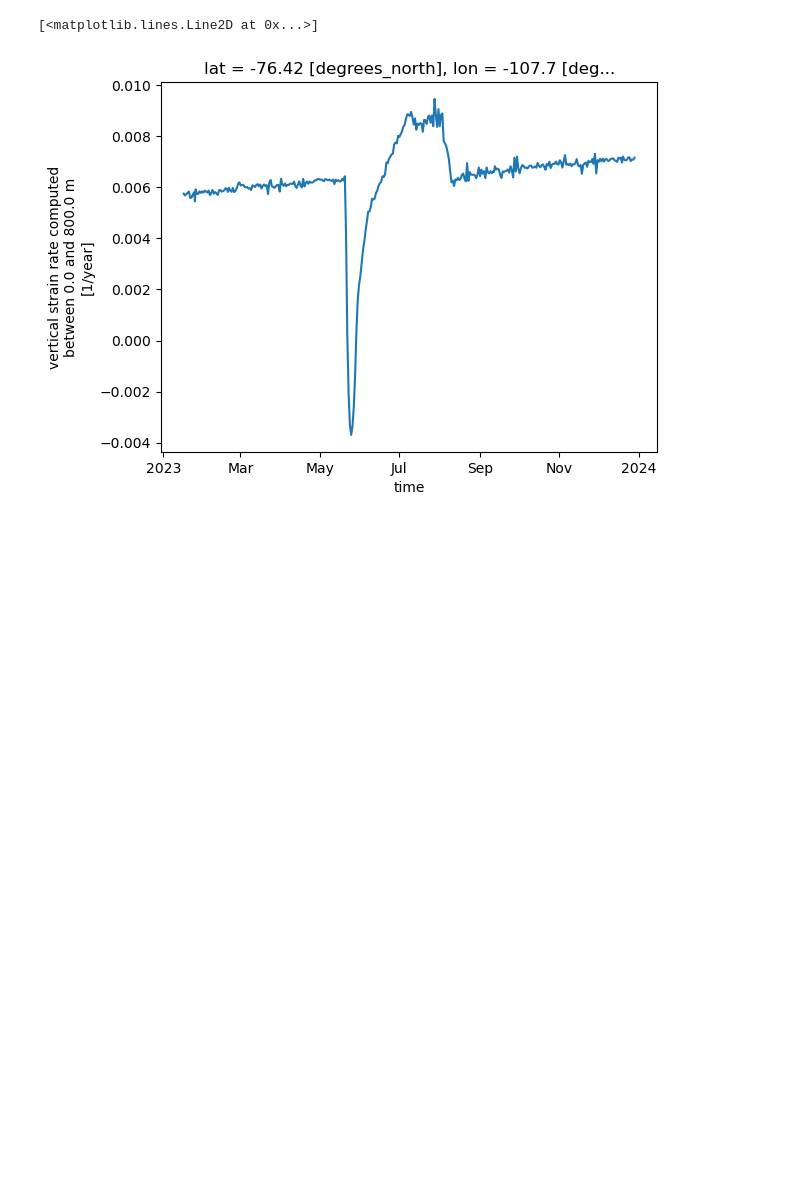
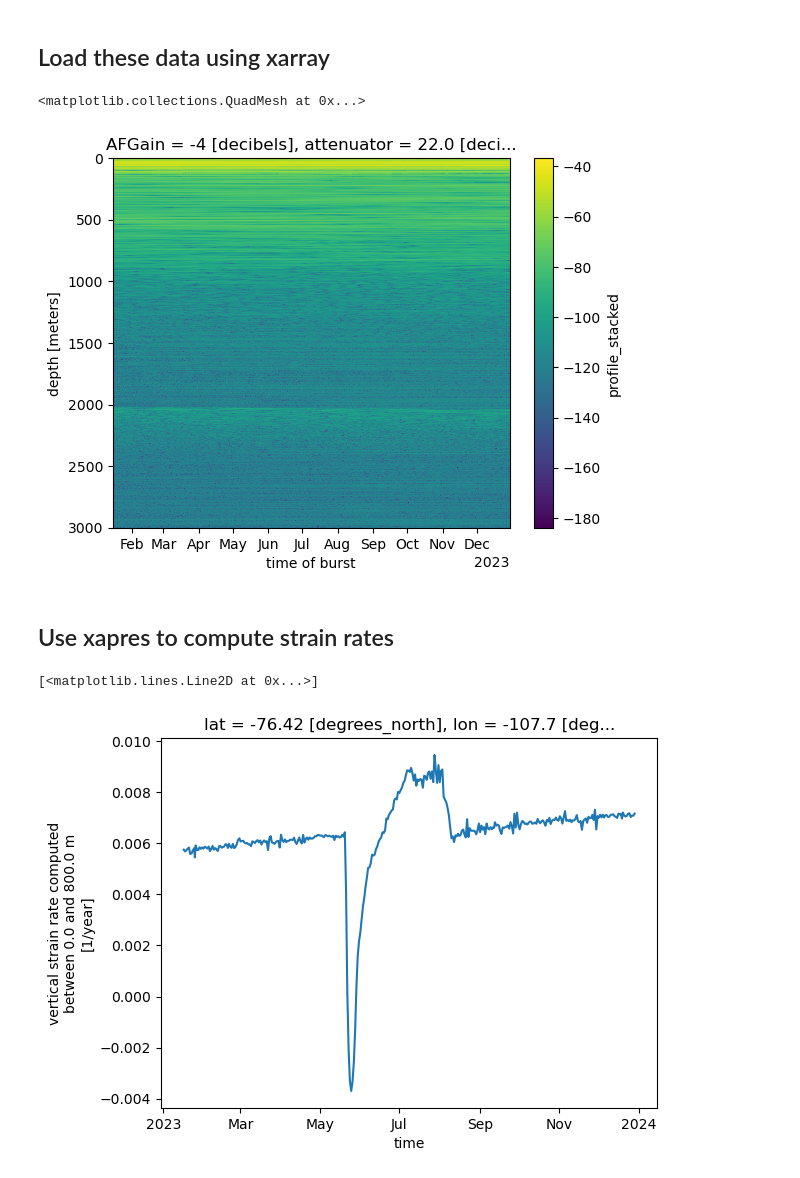
Before and after one commit to GHOST-thwaites/GHOST_ApRES_archiving, a Jupyter notebook: NCs_to_zarrs.ipynb, the cells around one changed output. Drawn from its saved outputs; the diff is of its cells as text; code cells hidden in the pictures; blank space fills up the shorter version.

```diff
--- a/NCs_to_zarrs.ipynb
+++ b/NCs_to_zarrs.ipynb
@@ -46,3 +87,13 @@ ds = ds.assign({'profile_stacked': profile_stacked})
+# %% [markdown]
+## Load these data using xarray
+# %%
+ds = xr.open_dataset("gs://ldeo-glaciology/apres/tg_archiving/unattended_LTG_L1.zarr", engine="zarr", chunks ={})
+ds.profile_stacked.dB().plot(x = 'time', ylim = (3000, 0))
+# %% [output]
+<matplotlib.collections.QuadMesh at 0x...>
+[figure, added]
+# %% [markdown]
+## Use xapres to compute strain rates
 # %%
 ds.profile_stacked.displacement_timeseries().strain_rate.plot()
 # %% [output]
```
Also changed, not shown: parts of 16 cells of this notebook.
